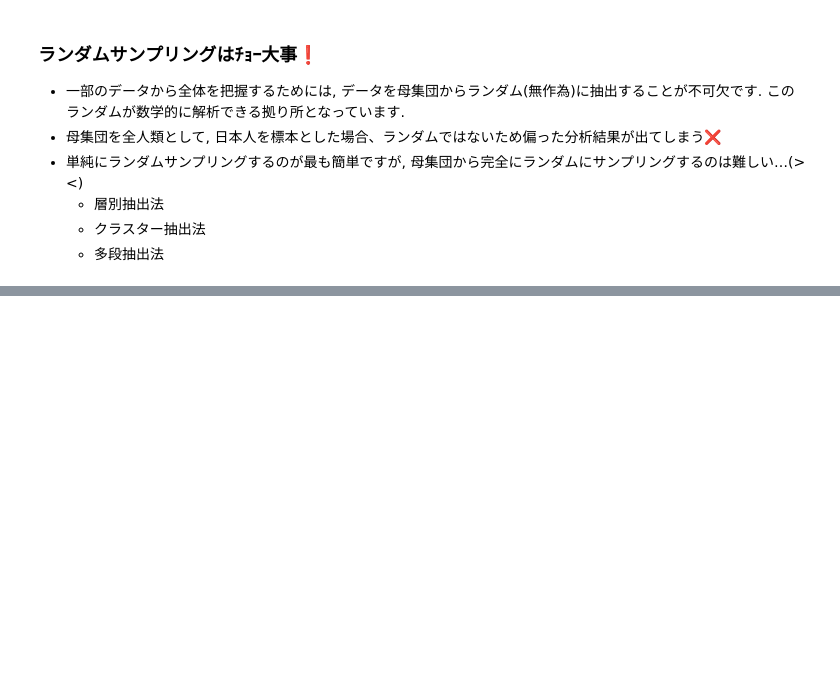
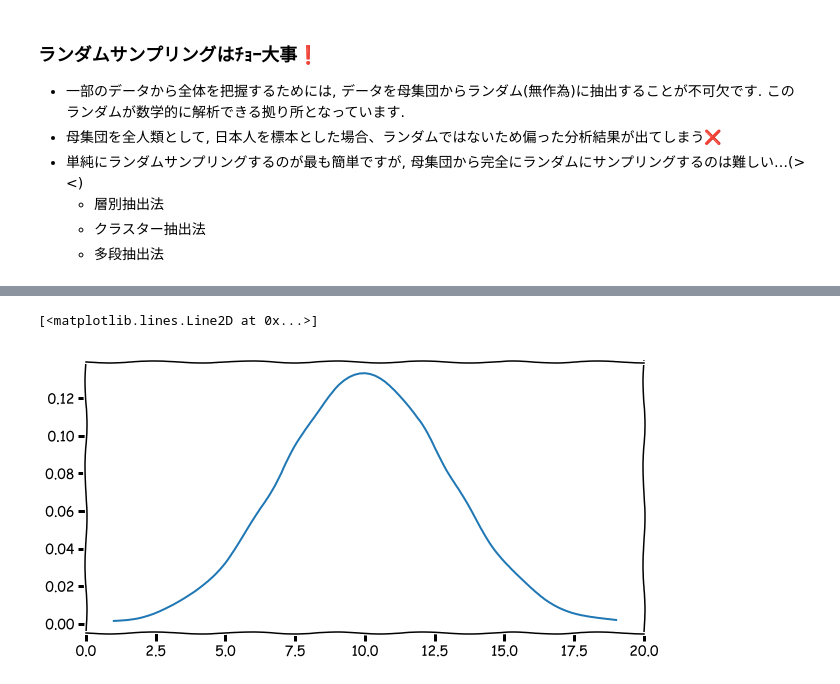
Before and after one commit to Soichiro-Fujioka/chotto-dekiru-DS, a Jupyter notebook: statistics/statistics-1.ipynb, the cells around one changed output, grey strips where cells are left out. Cells and saved outputs as stored; diff of their text form; code cells hidden in the pictures; blank space fills up the shorter version.

Commit message:
add norm

```diff
--- a/statistics/statistics-1.ipynb
+++ b/statistics/statistics-1.ipynb
@@ -400,0 +463,10 @@ $$
+# %%
+MU = 10   # pattern 8, 10, 12
+SIGMA = 3 # pattern 1, 2, 3
+x = np.linspace(MU-3*SIGMA, MU+3*SIGMA, 101)
+fig, ax = plt.subplots(1, 1, sharey=False, figsize = (10,5))
+plt.xlim(0, 20)
+plt.plot(x, norm.pdf(x, loc=MU, scale=SIGMA))
+# %% [output]
+[<matplotlib.lines.Line2D at 0x...>]
+[figure, added]
```
Also changed, not shown: parts of 24 cells of this notebook.
